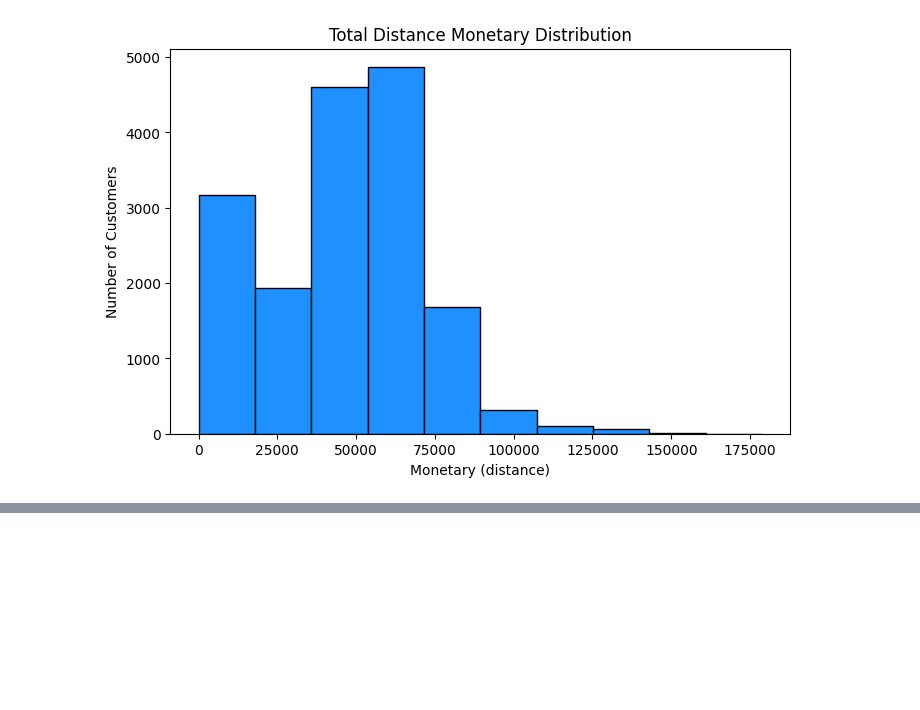
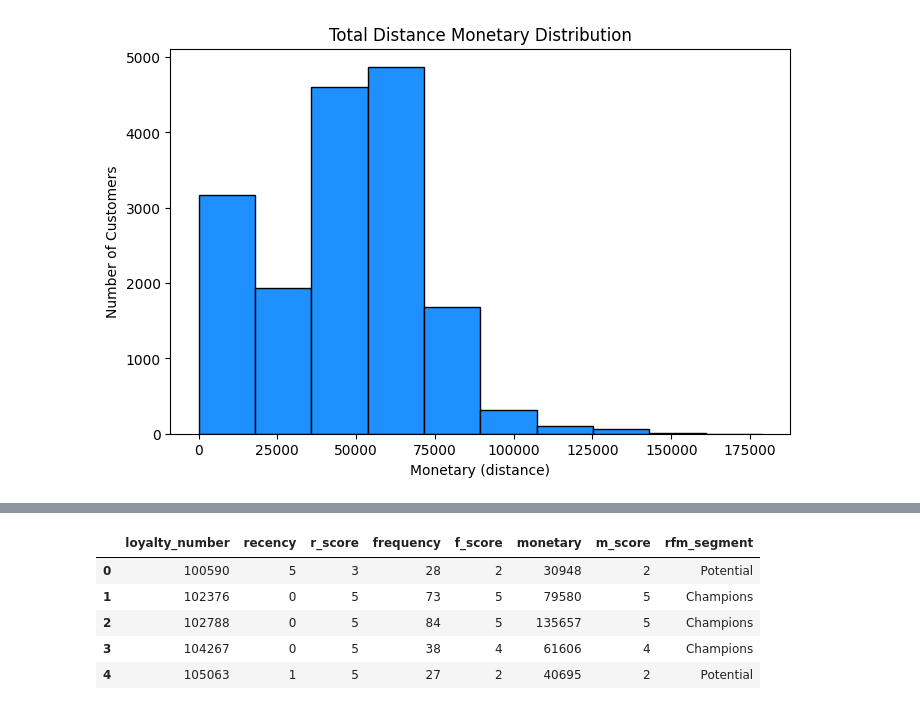
Before and after one commit to tssarathi/airline-customer-analytics, a Jupyter notebook: notebooks/feature-exploration.ipynb, the cells around one changed output, grey strips where cells are left out. Saved outputs shown, nothing was run; the diff lists cells and outputs as text; code cells hidden in the pictures; blank space fills up the shorter version.

Commit message:
feat(feature-exploration): created customer segments

```diff
--- a/notebooks/feature-exploration.ipynb
+++ b/notebooks/feature-exploration.ipynb
@@ -180,7 +201,7 @@ customer_monetary = customers.merge(
 )
 
 customer_monetary['monetary'] = (
-    customer_monetary['monetary'].fillna(0)
+    customer_monetary['monetary'].fillna(0).astype('int64')
 )
 # %%
 plt.figure(figsize=(8, 5))
@@ -191,3 +212,15 @@ plt.ylabel("Number of Customers")
 plt.show()
 # %% [output]
 [figure]
+# %%
+max_distance = monetary_distance['monetary'].max()
+
+customer_monetary['monetary_score_continuous'] = (
+    customer_monetary['monetary'] / max_distance
+)
+
+customer_monetary['monetary_score_discrete'] = pd.qcut(
+    customer_monetary['monetary'],
+    q=5,
+    labels=[1, 2, 3, 4, 5]
+).astype('int64')
@@ -193,0 +257,24 @@ plt.show()
+# %%
+def rfm_segment(row):
+    r = row['r_score']
+    f = row['f_score']
+    m = row['m_score']
+
+    if r >= 4 and f >= 4 and m >= 4:
+        return 'Champions'
+    elif r >= 3 and f >= 3:
+        return 'Loyal'
+    elif r <= 2 and f >= 3:
+        return 'At Risk'
+    elif r <= 2 and f <= 2:
+        return 'Dormant'
+    else:
+        return 'Potential'
+
+rfm_df['rfm_segment'] = rfm_df.apply(rfm_segment, axis=1)
+# %%
+rfm_df['rfm'] = (
+    rfm_df['r_score'].astype(int).astype(str) +
+    rfm_df['f_score'].astype(int).astype(str) +
+    rfm_df['m_score'].astype(int).astype(str)
+)
@@ -193,0 +291,10 @@ plt.show()
+# %%
+rfm_df.drop(columns='rfm', inplace=True)
+rfm_df.head()
+# %% [output]
+|  | loyalty_number | recency | r_score | frequency | f_score | monetary | m_score | rfm_segment |
+| 0 | 100590 | 5 | 3 | 28 | 2 | 30948 | 2 | Potential |
+| 1 | 102376 | 0 | 5 | 73 | 5 | 79580 | 5 | Champions |
+| 2 | 102788 | 0 | 5 | 84 | 5 | 135657 | 5 | Champions |
+| 3 | 104267 | 0 | 5 | 38 | 4 | 61606 | 4 | Champions |
+| 4 | 105063 | 1 | 5 | 27 | 2 | 40695 | 2 | Potential |
```
Also changed, not shown: parts of 8 cells of this notebook.
